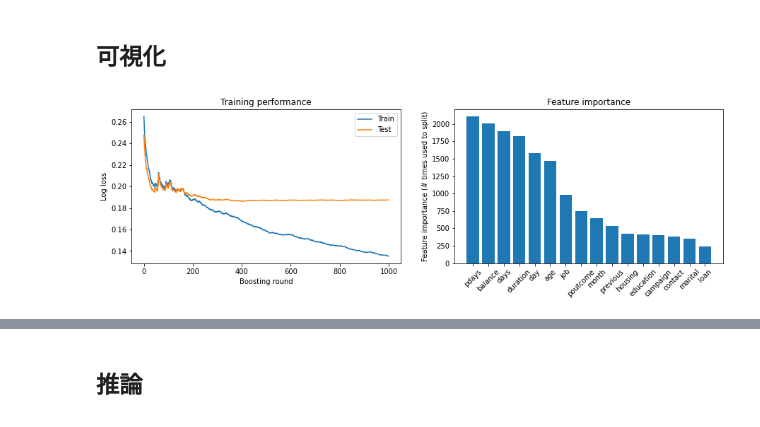
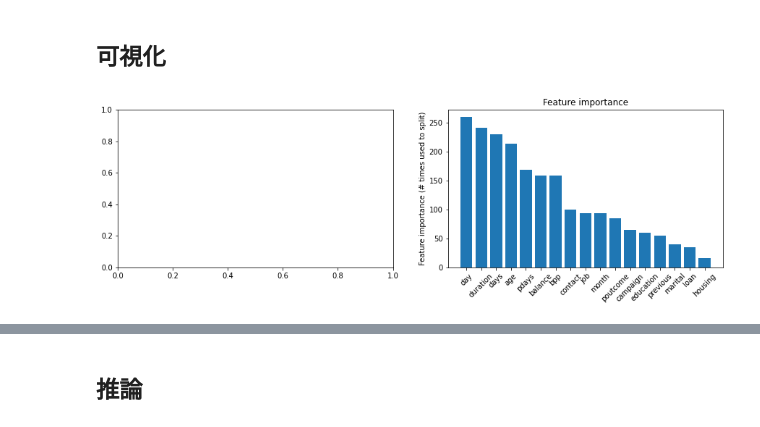
Before and after one commit to IMOKURI/signate-292, a Jupyter notebook: LightGBM.ipynb, the cells around one changed output, grey strips where cells are left out. Cells and saved outputs as stored; diff of their text form; code cells hidden in the pictures.

```diff
--- a/LightGBM.ipynb
+++ b/LightGBM.ipynb
@@ -337,9 +347,9 @@ final_train_set = lgb.Dataset(data=train_df, label=y, free_raw_data=False)
 ## ハイパーパラメータ
 # %%
 lgb_params = {
-    'boosting': 'dart',          # dart (drop out trees) often performs better
-    'application': 'binary',     # Binary classification
-    'metric': 'binary_logloss',  # Area under ROC curve as the evaulation metric
+    #'boosting': 'dart',          # dart (drop out trees) often performs better
+    'objective': 'binary',     # Binary classification
+    'metric': 'auc',  # Area under ROC curve as the evaulation metric
     # 以下はoptunaでチューニングする
     #'learning_rate': 0.05,       # Learning rate, controls size of a gradient descent step
     #'min_data_in_leaf': 20,      # Data set is quite small so reduce this a bit
@@ -349,3 +359,18 @@ lgb_params = {
 }
 # %% [markdown]
 ## 学習
+# %%
+tuner = optuna_lgb.LightGBMTunerCV(
+    lgb_params,
+    final_train_set,
+    num_boost_round=1000,
+    #early_stopping_rounds=100,
+    verbose_eval=0,
+    #early_stopping_rounds=100,
+    folds=folds
+)
+tuner.run()
+
+print("  Params: ")
+for key, value in tuner.best_params.items():
+    print("    {}: {}".format(key, value))
@@ -354,12 +390,13 @@ evaluation_results = {}
 
 clf = lgb.train(
     train_set=train_data,
-    params=lgb_params,
+    params=tuner.best_params,
     valid_sets=[train_data, test_data],
     valid_names=['Train', 'Test'],
     evals_result=evaluation_results,
     num_boost_round=1000,
-    verbose_eval=0
+    early_stopping_rounds=100,
+    verbose_eval=100
 )
 optimum_boost_rounds = clf.best_iteration
 
@@ -375,26 +421,26 @@ defaultdict(<class 'collections.OrderedDict'>, {'Train': OrderedDict([('binary_l
 # %%
 fig, axs = plt.subplots(1, 2, figsize=[15, 4])
 
 # Plot the log loss during training
-axs[0].plot(evaluation_results['Train']['binary_logloss'], label='Train')
-axs[0].plot(evaluation_results['Test']['binary_logloss'], label='Test')
-axs[0].set_ylabel('Log loss')
-axs[0].set_xlabel('Boosting round')
-axs[0].set_title('Training performance')
-axs[0].legend()
+#axs[0].plot(evaluation_results['Train']['binary_logloss'], label='Train')
+#axs[0].plot(evaluation_results['Test']['binary_logloss'], label='Test')
+#axs[0].set_ylabel('Log loss')
+#axs[0].set_xlabel('Boosting round')
+#axs[0].set_title('Training performance')
+#axs[0].legend()
 
 # Plot feature importance
 importances = pd.DataFrame({'features': clf.feature_name(),
                             'importance': clf.feature_importance()}).sort_values('importance', ascending=False)
 axs[1].bar(x=np.arange(len(importances)), height=importances['importance'])
 axs[1].set_xticks(np.arange(len(importances)))
 axs[1].set_xticklabels(importances['features'], rotation = 45)
 axs[1].set_ylabel('Feature importance (# times used to split)')
 axs[1].set_title('Feature importance')
 
 plt.show()
 # %% [output]
-[figure, old version]
+[figure, new version]
 # %%
 importances.sort_values('importance')
 # %% [output]
```
Also changed, not shown: parts of 11 cells of this notebook, 4 other files.
